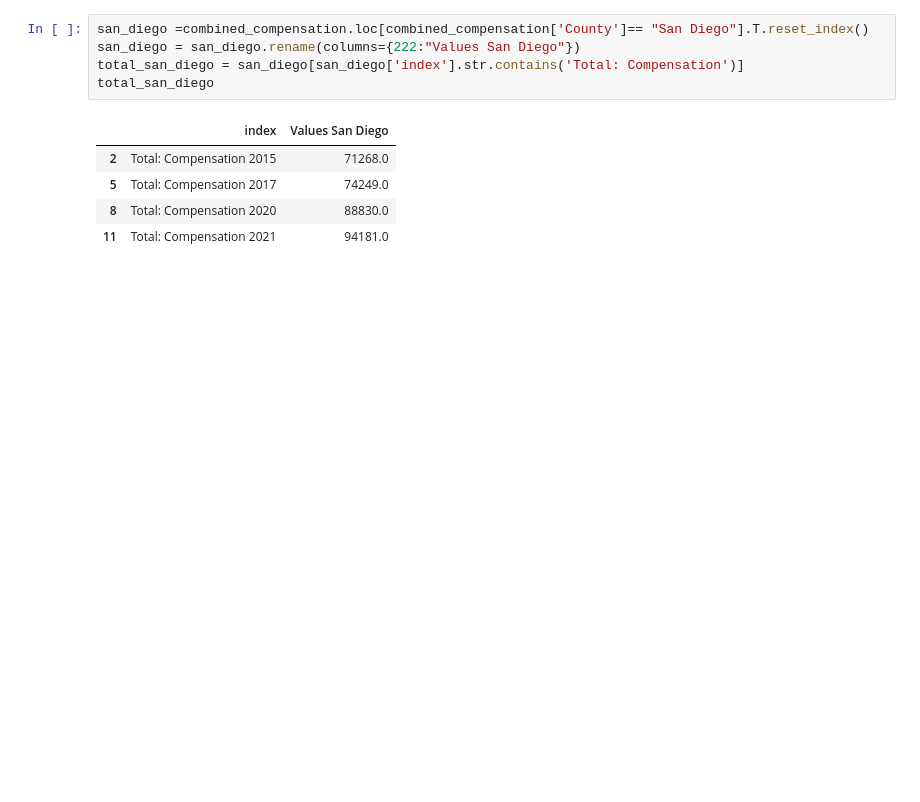
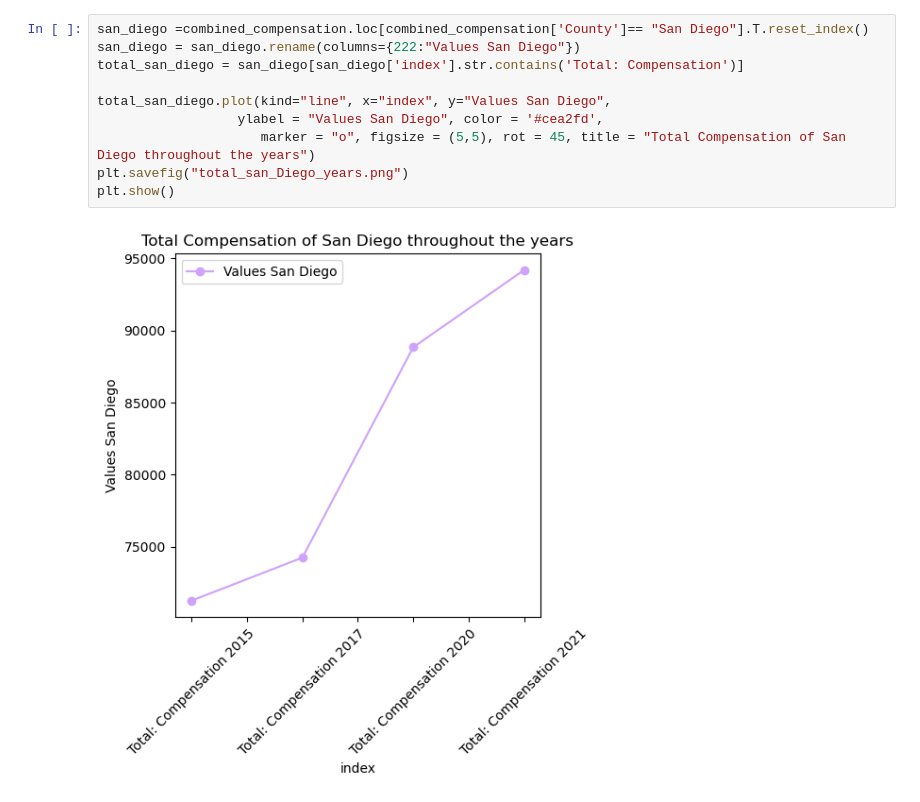
Before and after one commit to nicduffee/project1, a Jupyter notebook: Disability.ipynb, the cells around one changed output. Drawn from its saved outputs; the diff is of its cells as text; blank space fills up the shorter version.

```diff
--- a/Disability.ipynb
+++ b/Disability.ipynb
@@ -214,11 +196,12 @@ max_malecompensation_2021head
 # %%
 san_diego =combined_compensation.loc[combined_compensation['County']== "San Diego"].T.reset_index()
 san_diego = san_diego.rename(columns={222:"Values San Diego"})
 total_san_diego = san_diego[san_diego['index'].str.contains('Total: Compensation')]
-total_san_diego
+
+total_san_diego.plot(kind="line", x="index", y="Values San Diego",
+                  ylabel = "Values San Diego", color = '#cea2fd',
+                     marker = "o", figsize = (5,5), rot = 45, title = "Total Compensation of San Diego throughout the years")
+plt.savefig("total_san_Diego_years.png")
+plt.show()
 # %% [output]
-|  | index | Values San Diego |
-| 2 | Total: Compensation 2015 | 71268.0 |
-| 5 | Total: Compensation 2017 | 74249.0 |
-| 8 | Total: Compensation 2020 | 88830.0 |
-| 11 | Total: Compensation 2021 | 94181.0 |
+[figure, added]
```
Also changed, not shown: parts of 25 cells of this notebook, 9 other files.
